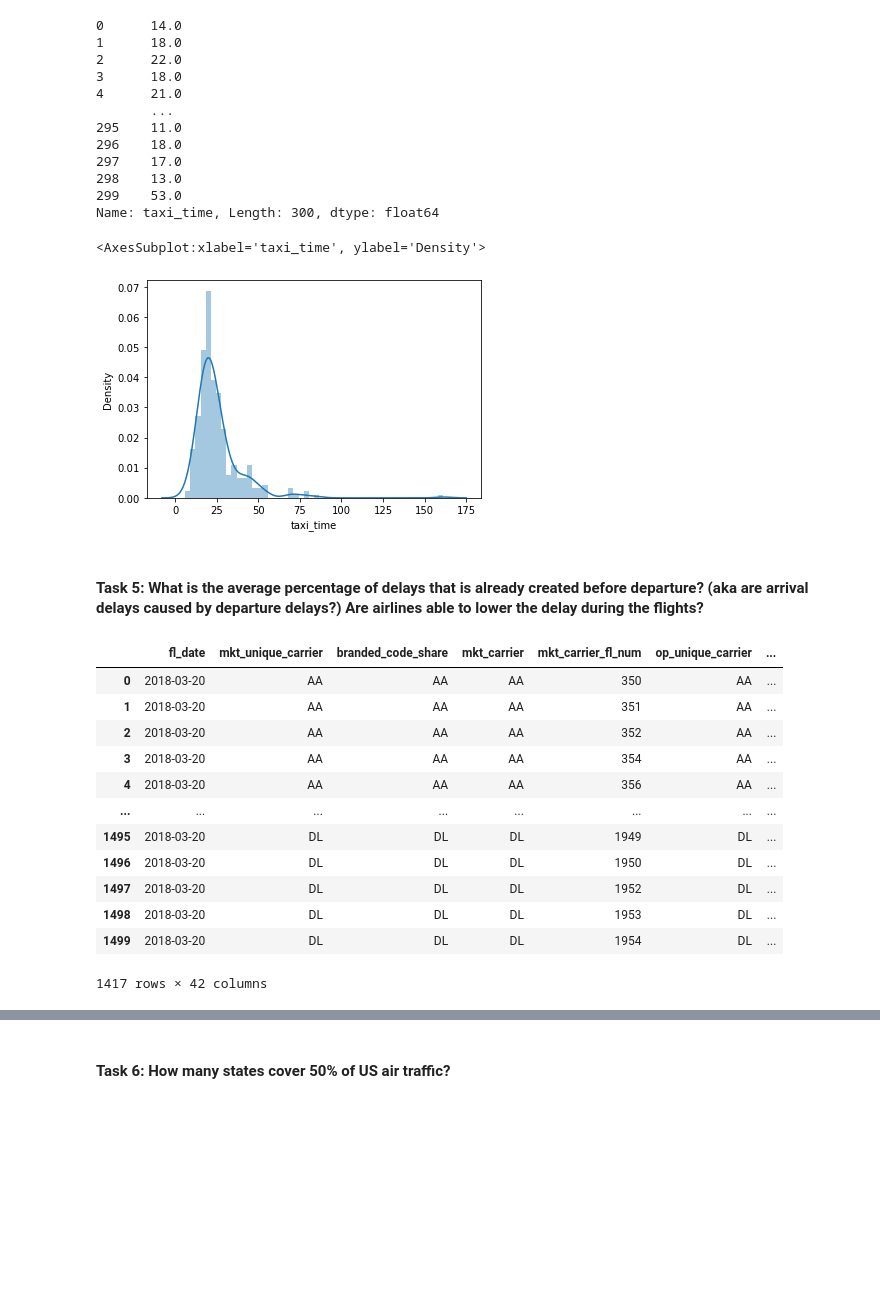
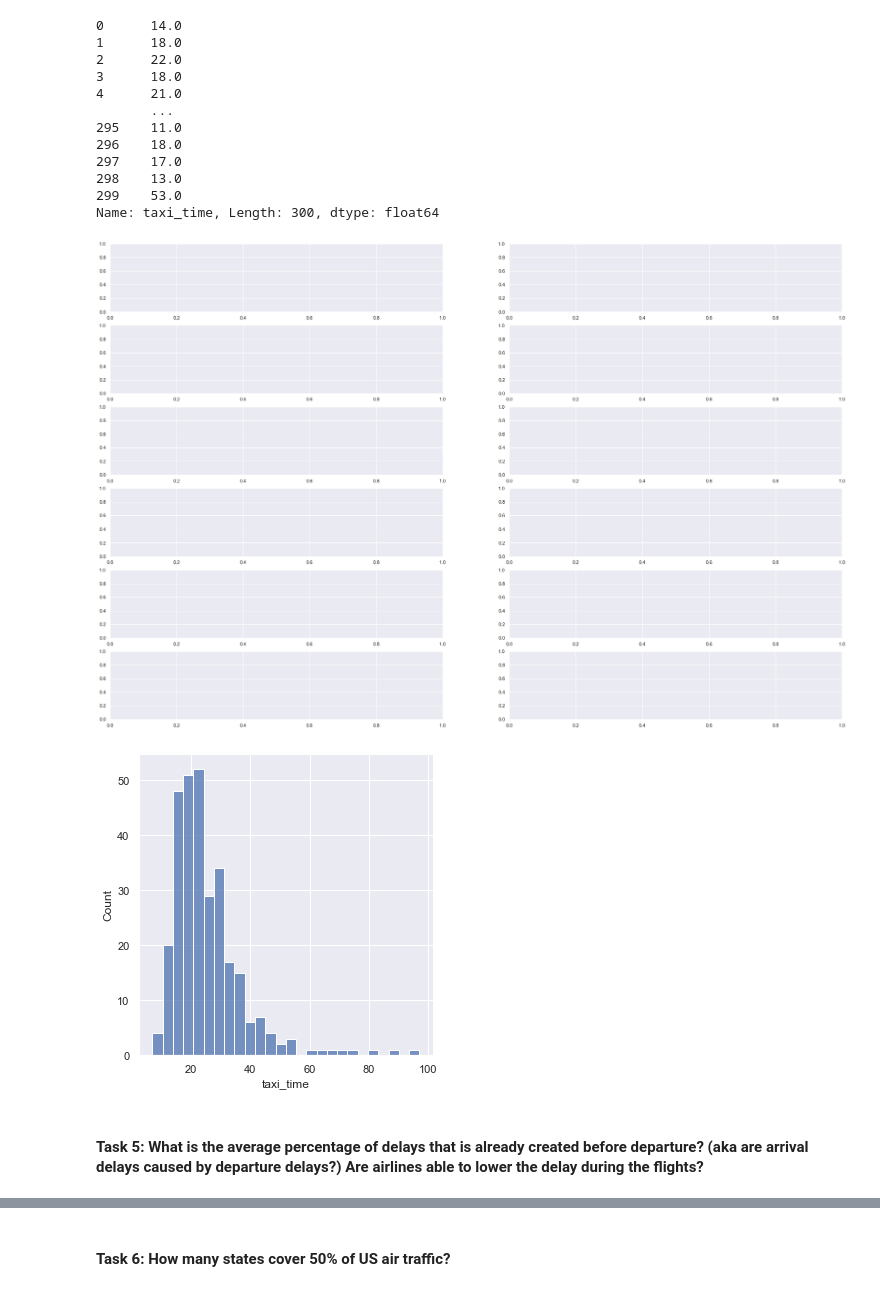
Before and after one commit to Richlorr/MidtermFlights, a Jupyter notebook: exploratory_analysis.ipynb, the cells around one changed output, grey strips where cells are left out. Cells and saved outputs as stored; diff of their text form; code cells hidden in the pictures; blank space fills up the shorter version.

```diff
--- a/exploratory_analysis.ipynb
+++ b/exploratory_analysis.ipynb
@@ -384,26 +413,12 @@ month_df['taxi_time']
 298    13.0
 299    53.0
 Name: taxi_time, Length: 300, dtype: float64
-# %%
-sns.distplot(months[11]['taxi_time'])
-# %% [output]
-<AxesSubplot:xlabel='taxi_time', ylabel='Density'>
-[figure, removed]
+# %%
+fig, axes = plt.subplots(nrows=6,ncols=2)
+
+axes[0] = sns.displot(months[0]['taxi_time'], kind='hist', )
+# %% [output]
+[figure, added]
+[figure, added]
 # %% [markdown]
 #### **Task 5**: What is the average percentage of delays that is already created before departure? (aka are arrival delays caused by departure delays?) Are airlines able to lower the delay during the flights?
-# %%
-df
-# %% [output]
-|  | fl_date | mkt_unique_carrier | branded_code_share | mkt_carrier | mkt_carrier_fl_num | op_unique_carrier | ... |
-| 0 | 2018-03-20 | AA | AA | AA | 350 | AA | ... |
-| 1 | 2018-03-20 | AA | AA | AA | 351 | AA | ... |
-| 2 | 2018-03-20 | AA | AA | AA | 352 | AA | ... |
-| 3 | 2018-03-20 | AA | AA | AA | 354 | AA | ... |
-| 4 | 2018-03-20 | AA | AA | AA | 356 | AA | ... |
-| ... | ... | ... | ... | ... | ... | ... | ... |
-| 1495 | 2018-03-20 | DL | DL | DL | 1949 | DL | ... |
-| 1496 | 2018-03-20 | DL | DL | DL | 1950 | DL | ... |
-| 1497 | 2018-03-20 | DL | DL | DL | 1952 | DL | ... |
-| 1498 | 2018-03-20 | DL | DL | DL | 1953 | DL | ... |
-| 1499 | 2018-03-20 | DL | DL | DL | 1954 | DL | ... |
-1417 rows × 42 columns
```
Also changed, not shown: parts of 8 cells of this notebook.
